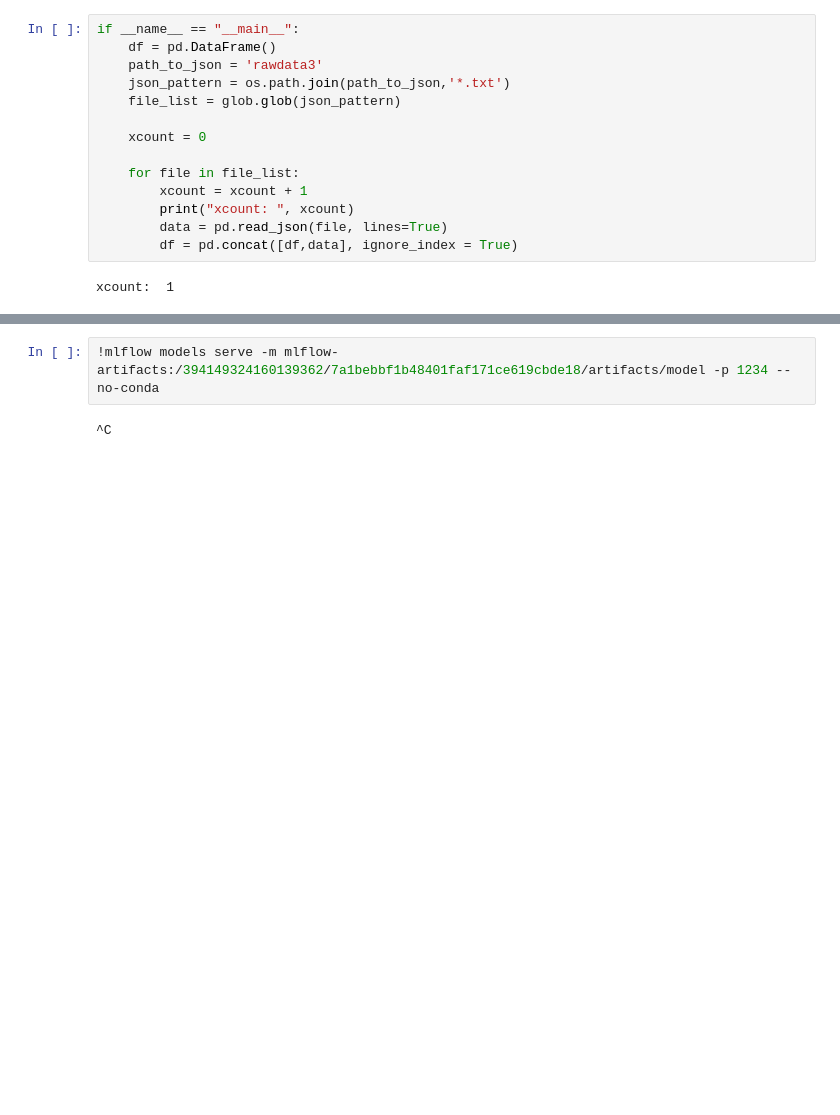
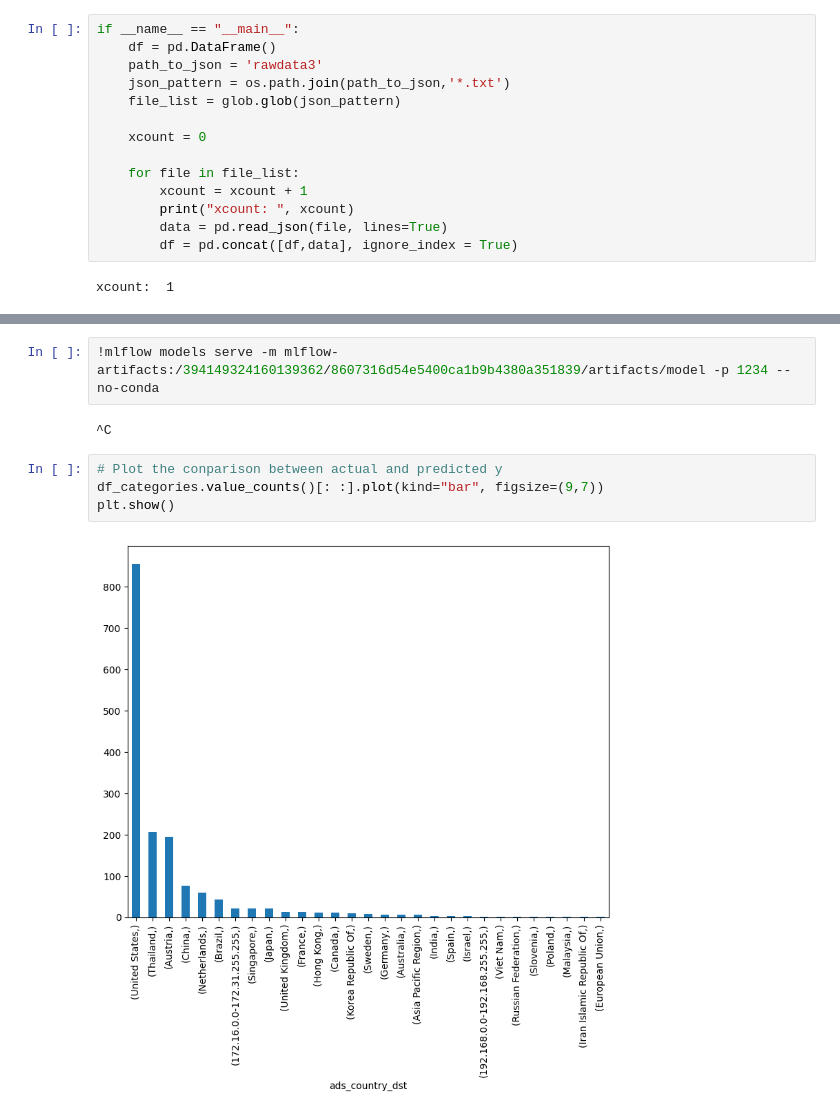
Before and after one commit to rtaf-soc/rtarf-ml-training-api, a Jupyter notebook: nb-LocalOutlierFactor.ipynb, the cells around one changed output, grey strips where cells are left out. Cells and saved outputs as stored; diff of their text form; blank space fills up the shorter version.

```diff
--- a/nb-LocalOutlierFactor.ipynb
+++ b/nb-LocalOutlierFactor.ipynb
@@ -149,4 +203,10 @@ Created version '19' of model 'soc-ml'.
 # %%
-!mlflow models serve -m mlflow-artifacts:/394149324160139362/7a1bebbf1b48401faf171ce619cbde18/artifacts/model -p 1234 --no-conda
+!mlflow models serve -m mlflow-artifacts:/394149324160139362/8607316d54e5400ca1b9b4380a351839/artifacts/model -p 1234 --no-conda
 # %% [output]
 ^C
+# %%
+# Plot the conparison between actual and predicted y
+df_categories.value_counts()[: :].plot(kind="bar", figsize=(9,7))
+plt.show()
+# %% [output]
+[figure, added]
```
Also changed, not shown: parts of 6 cells of this notebook, 1 other file.
